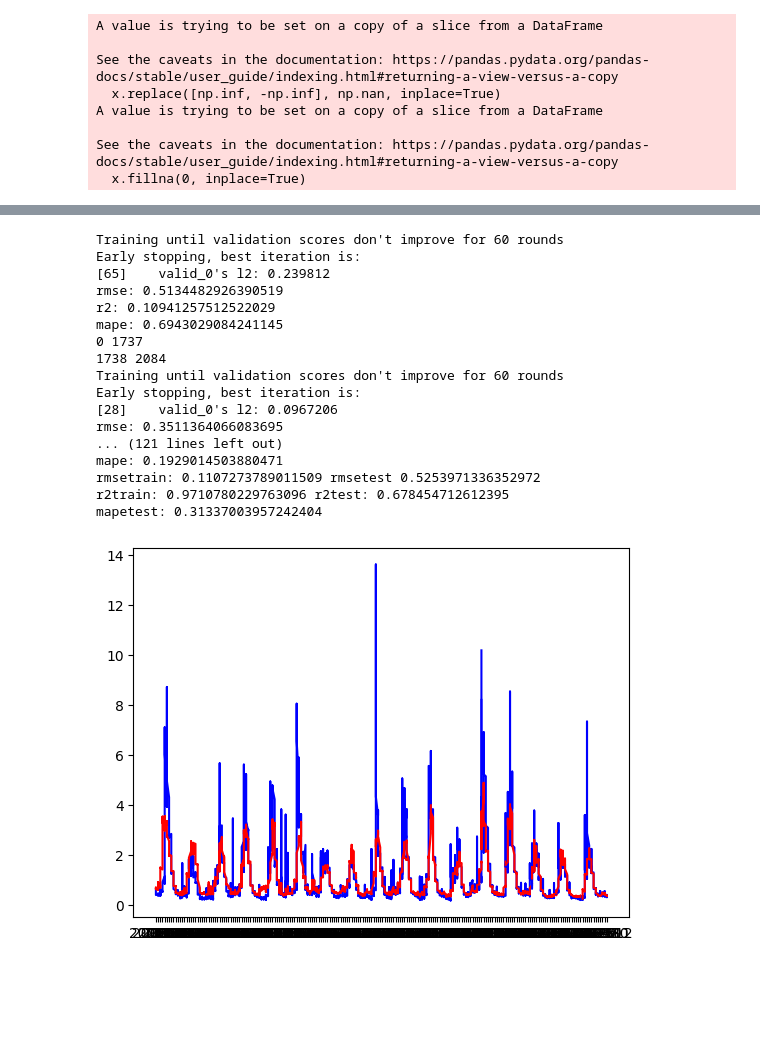
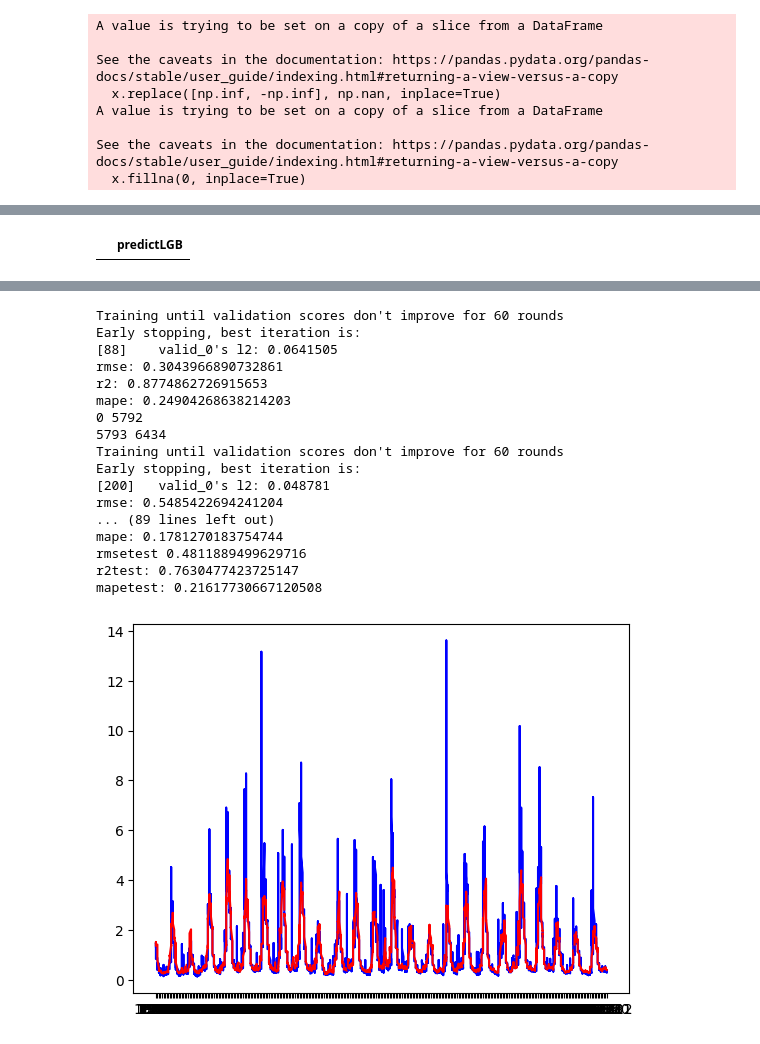
Before and after one commit to homa-abedin/Dams, a Jupyter notebook: dams-teh.ipynb, the cells around one changed output, grey strips where cells are left out. Drawn from its saved outputs; the diff is of its cells as text; code cells hidden in the pictures; blank space fills up the shorter version.

```diff
--- a/dams-teh.ipynb
+++ b/dams-teh.ipynb
@@ -119,9 +101,7 @@ x.shape
 # %%
 tscv = TimeSeriesSplit(n_splits = 20)
 test_rmse = []
-train_rmse= []
 test_r2 = []
-train_r2=[]
 test_mape=[]
 XGB_predictions = pd.DataFrame(columns=['predictXGB'])
 
@@ -144,25 +124,24 @@ for train_index, test_index in tscv.split(x):
         test_predict= (np.exp(test_predict)-100)/1000
 
         test_rmse.append ( np.sqrt(mean_squared_error(Y_test, test_predict)))
-        train_rmse.append ( np.sqrt(mean_squared_error(Y_train, train_predict)))
+        test_mape.append (mean_absolute_percentage_error(Y_test, test_predict))
+        test_r2.append (mean_absolute_percentage_error(Y_test, test_predict))
 
-        test_mape.append (mean_absolute_percentage_error(Y_test, test_predict))
         df_temp = pd.DataFrame({'predictXGB': test_predict})
 
         # استفاده از pd.concat برای اضافه کردن پیش‌بینی‌ها به دیتافریم اصلی
         XGB_predictions = pd.concat([XGB_predictions, df_temp], ignore_index=True)
 
-        test_r2 .append ( r2_score(Y_test, test_predict))
-        train_r2 .append ( r2_score(Y_train, train_predict))
+
+
         print ('rmse:',np.sqrt(mean_squared_error(Y_test, test_predict)))
         print ('r2:', r2_score(Y_test, test_predict))
         print ('mape:', mean_absolute_percentage_error(Y_test, test_predict))
 
         plt.plot( X_test['Year'].astype(str) + X_test['month'].astype(str) ,Y_test, color='blue')
         plt.plot( X_test['Year'].astype(str) + X_test['month'].astype(str) ,test_predict, color='red')
-print("rmsetrain:",np.mean(train_rmse),"rmsetest",np.mean(test_rmse))
-print ("r2train:",np.mean(train_r2),'r2test:',np.mean(test_r2) )
-
+print("rmsetest",np.mean(test_rmse))
+print ('r2test:',np.mean(test_r2) )
 print ('mapetest:',np.mean(test_mape))
 # %%
 XGB_predictions.shape
@@ -171,44 +150,48 @@ XGB_predictions.shape
 imp = pd.DataFrame({'Importance':model.feature_importances_,'Feature':x.columns})
 fe=imp.sort_values(by='Importance',ascending=False).head(50)
 fe.head(50)
+# %%
+#LGB_predictions = pd.DataFrame(columns=['predictLGB'])
+LGB_predictions
+# %% [output]
+|  | predictLGB |
 # %%
 tscv = TimeSeriesSplit(n_splits = 20)
 test_rmse = []
-train_rmse= []
 test_r2 = []
-train_r2=[]
 test_mape=[]
 LGB_predictions = pd.DataFrame(columns=['predictLGB'])
 TestSet=pd.DataFrame(columns=['Test'])
 i=0
 for train_index, test_index in tscv.split(x):
 
-    i+=1
+    i+=2
     X_train, X_test = x.iloc[train_index], x.iloc[test_index]
     Y_train, Y_test = y.iloc[train_index], y.iloc[test_index]
     print (train_index.min(),train_index.max())
     print (test_index.min(),test_index.max())
-    if i>=3:
-        lgb = lightgbm.LGBMRegressor( n_estimators=10000, num_leaves=35, learning_rate=0.04, colsample_bytree=0.9,verbose=0)
+    if i>=13:
+        lgb = lightgbm.LGBMRegressor( n_estimators=10000, num_leaves=40, learning_rate=0.04, colsample_bytree=0.9,verbose=0)
 
-        lgb.fit(X_train, Y_train,sample_weight=X_train['Total_in_shift_1'], eval_set=(X_test,Y_test),callbacks=([early_stopping(stopping_rounds=60)]))
+        lgb.fit(X_train, Y_train,sample_weight=X_train['std_TotalAbBarfVBaran_in'], eval_set=(X_test,Y_test),callbacks=([early_stopping(stopping_rounds=60)]))
 
         test_predict = lgb.predict(X_test, num_iteration=lgb.best_iteration_)
-        train_predict = lgb.predict(X_train, num_iteration=lgb.best_iteration_)
+
         Y_test= (np.exp(Y_test)-100)/1000
         test_predict= (np.exp(test_predict)-100)/1000
 
         test_rmse.append ( np.sqrt(mean_squared_error(Y_test, test_predict)))
-        train_rmse.append ( np.sqrt(mean_squared_error(Y_train, train_predict)))
+        test_r2 .append ( r2_score(Y_test, test_predict))
+        test_mape.append (mean_absolute_percentage_error(Y_test, test_predict))
 
-        test_r2 .append ( r2_score(Y_test, test_predict))
-        train_r2 .append ( r2_score(Y_train, train_predict))
-        test_mape.append (mean_absolute_percentage_error(Y_test, test_predict))
+
         df_temp = pd.DataFrame({'predictLGB': test_predict})
         test_temp = pd.DataFrame({'Test': Y_test})
+
         # استفاده از pd.concat برای اضافه کردن پیش‌بینی‌ها به دیتافریم اصلی
-        LGB_predictions= pd.concat([LGB_predictions, df_temp], ignore_index=True)
-        TestSet= pd.concat([TestSet, test_temp], ignore_index=True)
+        LGB_predictions =pd.concat([LGB_predictions, df_temp] , ignore_index=True)
+        TestSet =pd.concat([TestSet, test_temp] , ignore_index=True)
+
 
         plt.plot( X_test['Year'].astype(str) + X_test['month'].astype(str) ,Y_test, color='blue')
         plt.plot( X_test['Year'].astype(str) + X_test['month'].astype(str) ,test_predict, color='red')
@@ -216,8 +199,8 @@ for train_index, test_index in tscv.split(x):
         print ('r2:', r2_score(Y_test, test_predict))
         print ('mape:', mean_absolute_percentage_error(Y_test, test_predict))
         #plt.show()
-print("rmsetrain:",np.mean(train_rmse),"rmsetest",np.mean(test_rmse))
-print ("r2train:",np.mean(train_r2),'r2test:',np.mean(test_r2) )
+print("rmsetest",np.mean(test_rmse))
+print ('r2test:',np.mean(test_r2) )
 
 print ('mapetest:',np.mean(test_mape))
 # %% [output]
@@ -238,21 +224,21 @@ mape: 0.6471344040489551
 Training until validation scores don't improve for 60 rounds
 Early stopping, best iteration is:
-[65]    valid_0's l2: 0.239812
-rmse: 0.5134482926390519
-r2: 0.10941257512522029
-mape: 0.6943029084241145
-0 1737
-1738 2084
+[88]    valid_0's l2: 0.0641505
+rmse: 0.3043966890732861
+r2: 0.8774862726915653
+mape: 0.24904268638214203
+0 5792
+5793 6434
 Training until validation scores don't improve for 60 rounds
 Early stopping, best iteration is:
-[28]    valid_0's l2: 0.0967206
-rmse: 0.3511364066083695
-... (121 lines left out)
-mape: 0.1929014503880471
-rmsetrain: 0.1107273789011509 rmsetest 0.5253971336352972
-r2train: 0.9710780229763096 r2test: 0.678454712612395
-mapetest: 0.31337003957242404
+[200]   valid_0's l2: 0.048781
+rmse: 0.5485422694241204
+... (89 lines left out)
+mape: 0.1781270183754744
+rmsetest 0.4811889499629716
+r2test: 0.7630477423725147
+mapetest: 0.21617730667120508
-[figure, old version]
+[figure, new version]
 # %%
 76.84/(76.84+ 75.55)
 # %%
```
Also changed, not shown: parts of 22 cells of this notebook.
